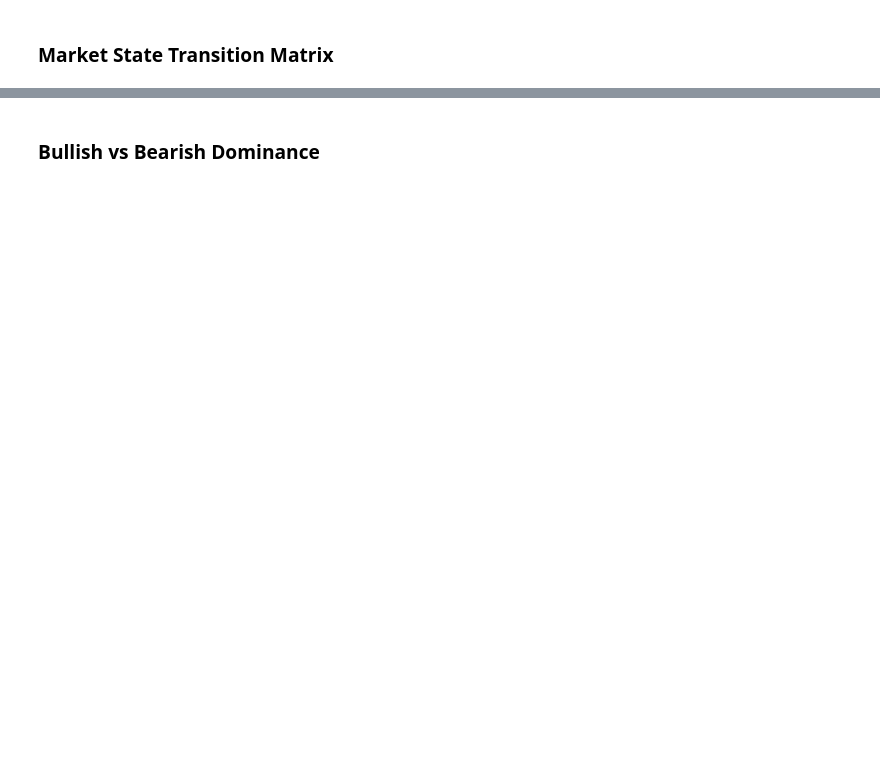
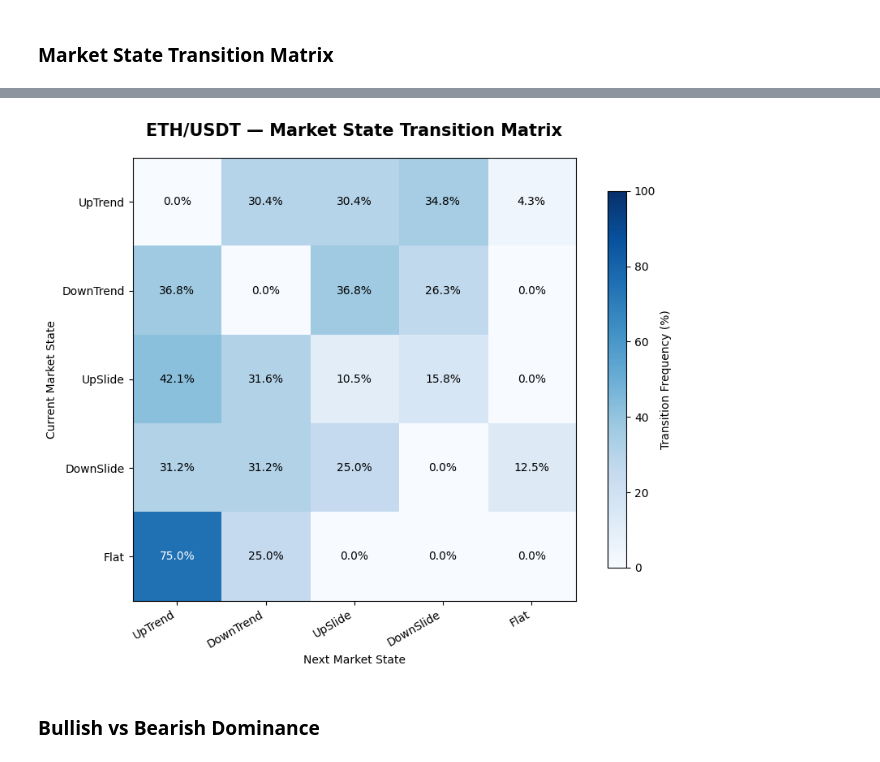
Before and after one commit to KuperOK/Math-to-Deep-Learning-with-PyTorch, a Jupyter notebook: crypto-market-analysis-eth-market-states.ipynb, the cells around one changed output, grey strips where cells are left out. Saved outputs shown, nothing was run; the diff lists cells and outputs as text; code cells hidden in the pictures; blank space fills up the shorter version.

Commit message:
Kaggle Notebook | Crypto Market Analysis | ETH Market States | Version 11

```diff
--- a/crypto-market-analysis-eth-market-states.ipynb
+++ b/crypto-market-analysis-eth-market-states.ipynb
@@ -646,2 +603,90 @@ fig_transitions.write_html(
+# %%
+import pandas as pd
+import numpy as np
+import matplotlib.pyplot as plt
+
+# State order
+state_order = [
+    "UpTrend",
+    "DownTrend",
+    "UpSlide",
+    "DownSlide",
+    "Flat"
+]
+
+# Sort market segments chronologically
+transition_df = df.copy()
+
+transition_df["start_utc"] = pd.to_datetime(
+    transition_df["start_utc"], utc=True
+)
+
+transition_df = transition_df.sort_values("start_utc")
+
+# Identify the next market state
+transition_df["next_state"] = transition_df["name"].shift(-1)
+
+# Calculate transition frequencies
+transitions = pd.crosstab(
+    transition_df["name"],
+    transition_df["next_state"],
+    normalize="index"
+) * 100
+
+transitions = transitions.reindex(
+    index=state_order,
+    columns=state_order,
+    fill_value=0
+)
+
+# Create heatmap
+fig, ax = plt.subplots(figsize=(9, 7))
+
+im = ax.imshow(
+    transitions.values,
+    cmap="Blues",
+    vmin=0,
+    vmax=100
+)
+
+ax.set_xticks(np.arange(len(state_order)))
+ax.set_yticks(np.arange(len(state_order)))
+
+ax.set_xticklabels(state_order)
+ax.set_yticklabels(state_order)
+
+ax.set_xlabel("Next Market State")
+ax.set_ylabel("Current Market State")
+
+ax.set_title(
+    "ETH/USDT — Market State Transition Matrix",
+    fontsize=15,
+    fontweight="bold",
+    pad=20
+)
+
+# Add percentage labels
+for i in range(len(state_order)):
+    for j in range(len(state_order)):
+
+        value = transitions.iloc[i, j]
+
+        ax.text(
+            j, i,
+            f"{value:.1f}%",
+            ha="center",
+            va="center",
+            color="white" if value > 50 else "black",
+            fontsize=10
+        )
+
+cbar = fig.colorbar(im, ax=ax, shrink=0.85)
+cbar.set_label("Transition Frequency (%)")
+
+plt.xticks(rotation=30, ha="right")
+plt.tight_layout()
+plt.show()
+# %% [output]
+[figure, added]
 # %% [markdown]
 ### Bullish vs Bearish Dominance
```
Also changed, not shown: parts of 10 cells of this notebook.
